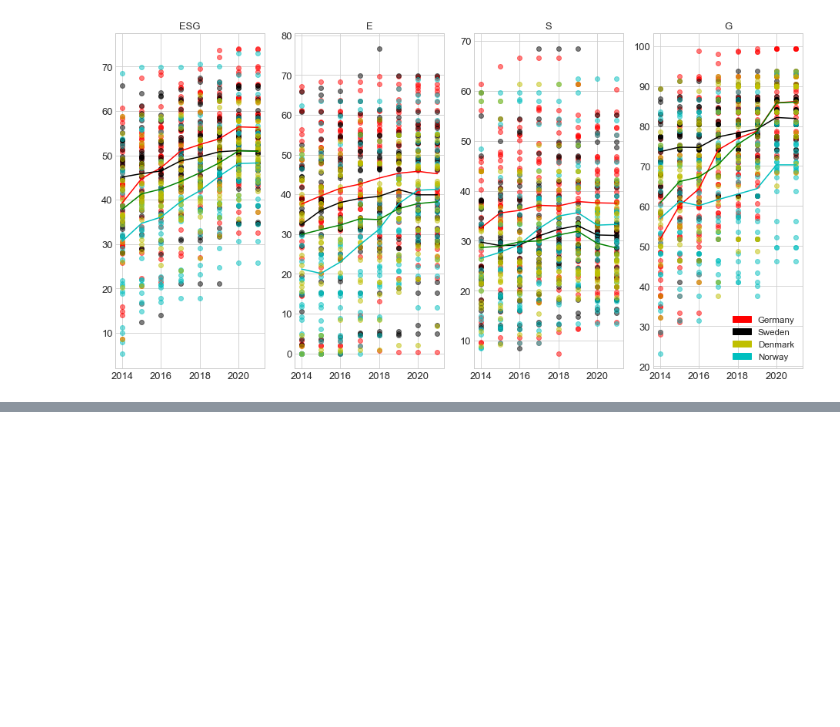
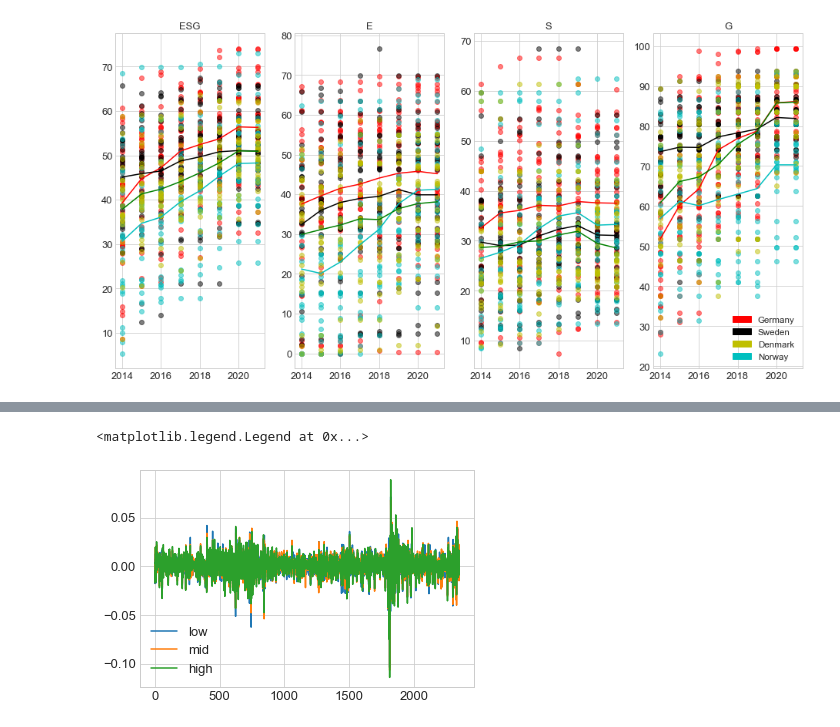
Before and after one commit to KamilPan/PS, a Jupyter notebook: ACF /ACF.ipynb, the cells around one changed output, grey strips where cells are left out. Cells and saved outputs as stored; diff of their text form; code cells hidden in the pictures; blank space fills up the shorter version.

```diff
--- a/ACF /ACF.ipynb
+++ b/ACF /ACF.ipynb
@@ -300,0 +593,2 @@ thirteen_l.tail(10)
+# %%
+twenty.sort_values(by = '2020_esg', axis = 1, na_position ='first', inplace=True)
@@ -300,0 +640,2 @@ thirteen_l.tail(10)
+# %%
+twentyone.sort_values(by = '2021_esg', axis = 1, na_position ='first', inplace=True)
@@ -300,0 +687,3 @@ thirteen_l.tail(10)
+# %%
+twentytwo.sort_values(by = '2021_esg', axis = 1, na_position ='first', inplace=True)
+twentytwo.tail(2)
@@ -300,0 +694,29 @@ thirteen_l.tail(10)
+# %%
+#  2022
+#. low
+twentytwo_l = twentytwo.loc[2284:2348,'date':'MOWI_N']
+twentytwo_l = twentytwo_l.loc[:,'AKER_N':'MOWI_N']
+for i in twentytwo_l.index:
+     tl_m.append(twentytwo_l.loc[i,'AKER_N':'MOWI_N'].mean())
+
+# mid
+twentytwo_m = twentytwo.loc[2284:2348,'date':'ENTRA_N']
+twentytwo_m = twentytwo_m.loc[:,'TELIA_S':'ENTRA_N']
+for i in twentytwo_m.index:
+     tl_mm.append(twentytwo_m.loc[i,'TELIA_S':'ENTRA_N'].mean())
+
+# high
+twentytwo_h = twentytwo.loc[2284:2348,'date':'BAYN_G']
+twentytwo_h = twentytwo_h.loc[:,'ELUXB_S':'BAYN_G']
+for i in twentytwo_h.index:
+     tl_mmm.append(twentytwo_h.loc[i,'ELUXB_S':'BAYN_G'].mean())
+# %%
+#fig = plt.figure
+#ax = fig.add_subplot(1,1,1)
+plt.plot(tl_m, label = 'low')
+plt.plot(tl_mm, label = 'mid')
+plt.plot(tl_mmm, label = 'high')
+plt.legend()
+# %% [output]
+<matplotlib.legend.Legend at 0x...>
+[figure, added]
```
Also changed, not shown: parts of 31 cells of this notebook, 1 other file.
